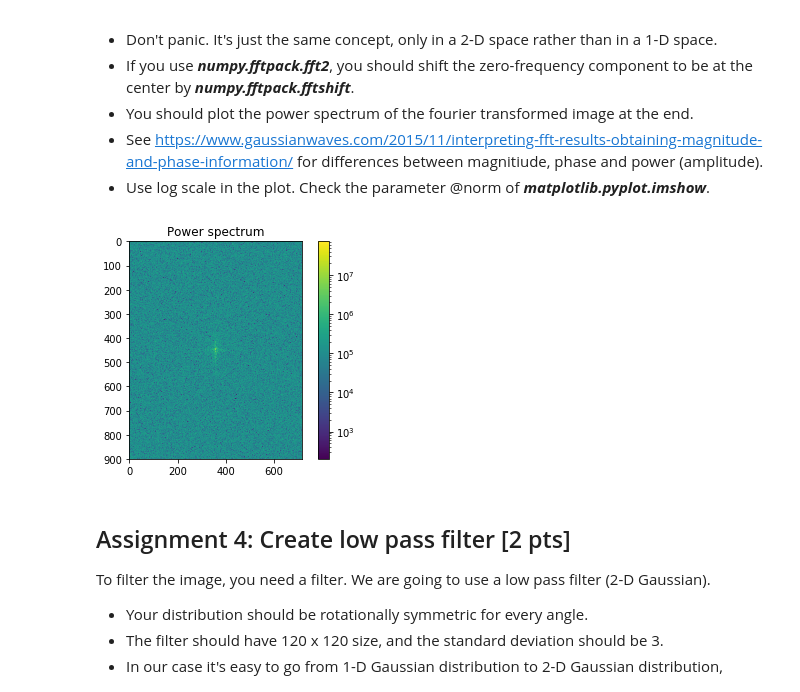
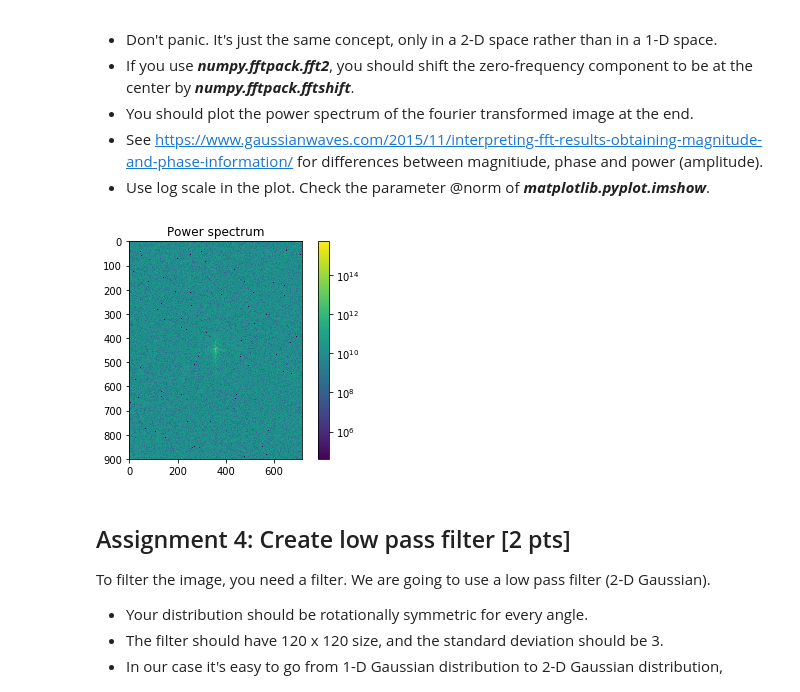
Before and after one commit to NBP-ACC/week-9-acc_2, a Jupyter notebook: sheet07.ipynb, the cells around one changed output. Drawn from its saved outputs; the diff is of its cells as text; code cells hidden in the pictures.

```diff
--- a/sheet07.ipynb
+++ b/sheet07.ipynb
@@ -130,17 +130,17 @@ Do a fourier transform on the image.
 # %%
 from matplotlib.colors import LogNorm
 
 # Make the FFT and shift the zero-frequency component
 frequencies = np.fft.fft2(data)
 frequencies = np.fft.fftshift(frequencies)
 
 # Plot the power spectrum with log scale
-plt.imshow(np.abs(frequencies), norm=LogNorm())
+plt.imshow(power, norm=LogNorm())
 plt.colorbar()
 plt.title("Power spectrum")
 plt.show()
 # %% [output]
-[figure, old version]
+[figure, new version]
 # %% [markdown]
 ## Assignment 4: Create low pass filter [2 pts]
 To filter the image, you need a filter. We are going to use a low pass filter (2-D Gaussian).
```
Also changed, not shown: parts of 6 cells of this notebook.
